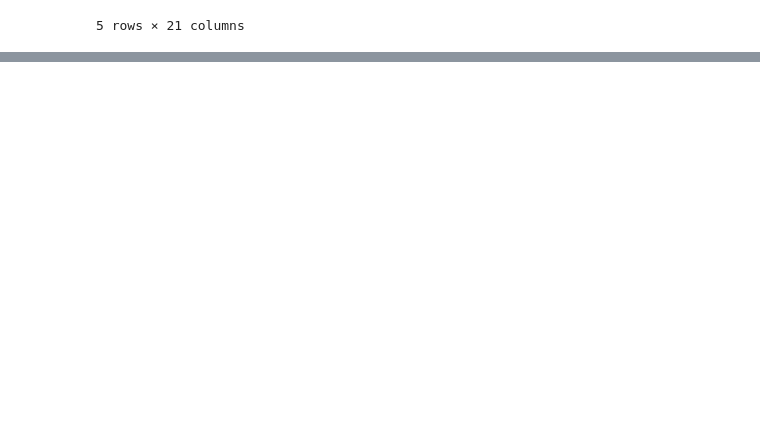
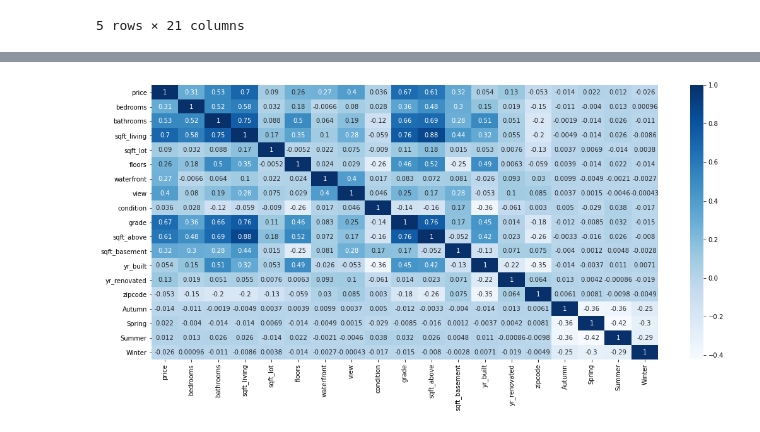
Before and after one commit to rahulakrish/linear_regression, a Jupyter notebook: phase2_project_rev1.ipynb, the cells around one changed output, grey strips where cells are left out. Cells and saved outputs as stored; diff of their text form; code cells hidden in the pictures; blank space fills up the shorter version.

Commit message:
preprocessed data and built baseline model

```diff
--- a/phase2_project_rev1.ipynb
+++ b/phase2_project_rev1.ipynb
@@ -20,0 +110,4 @@ df.head()
+# %%
+#transforming the data
+seasons_encoded = encoder_seasons.transform(seasons)
+seasons_encoded
@@ -20,0 +122,4 @@ df.head()
+# %%
+#converting the encoded values into a df
+seasons_encoded_df = pd.DataFrame(data=seasons_encoded,index=df1.index)
+seasons_encoded_df.head()
@@ -20,0 +133,8 @@ df.head()
+# %%
+#renaming the columns to readability
+seasons_encoded_df.rename(columns = {0:'Autumn',1:'Spring',2:'Summer',3:'Winter'},inplace=True)
+# %%
+# adding the encoded values to df1
+
+df1 = pd.concat([df1,seasons_encoded_df],axis=1)
+df1.head()
@@ -20,0 +149,7 @@ df.head()
+# %%
+# looking at the updated heatmap
+fig,ax = plt.subplots(figsize=(18,8))
+corr = df1.corr()
+sns.heatmap(corr,cmap='Blues',annot=True);
+# %% [output]
+[figure, added]
```
Also changed, not shown: parts of 21 cells of this notebook.
